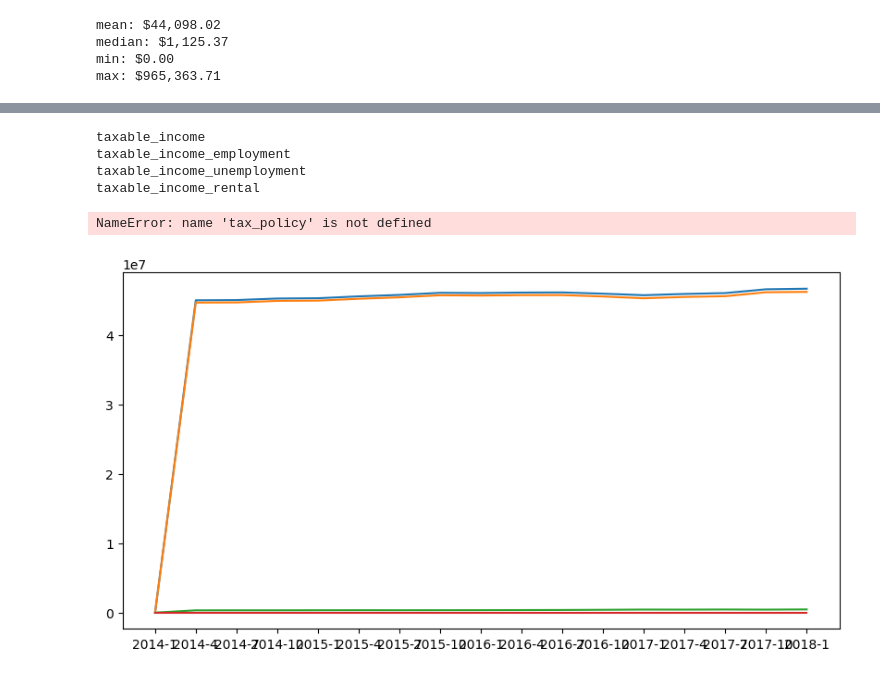
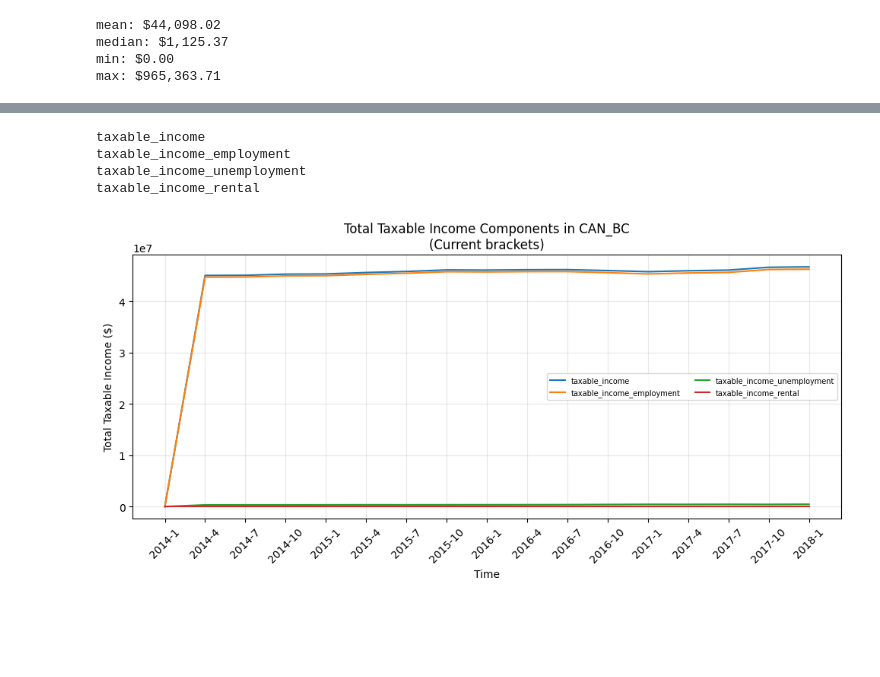
Before and after one commit to bcgov/macroabm-ca, a Jupyter notebook: scenarios/pit_basic_multiscenario.ipynb, the cells around one changed output, grey strips where cells are left out. Cells and saved outputs as stored; diff of their text form; code cells hidden in the pictures; blank space fills up the shorter version.

```diff
--- a/scenarios/pit_basic_multiscenario.ipynb
+++ b/scenarios/pit_basic_multiscenario.ipynb
@@ -544,10 +728,3 @@ t: 12, timestep: 2017-1
 # ]
 
 # run_scenario(i_scenario, use_taxation_policies, policy_type, rate)
-# %%
-### scenario summary
-province = 'CAN_BC'
-for i in range(n_scenarios):
-    print(f"{province} {scenario_labels[i]}:")
-    for t in range(len(ts_time)):
-        print(f"t: {ts_time[t]} \t{ts_tax_policy[i]['CAN_BC'][t]}")
@@ -1684,18 +1874,23 @@ for n in range(n_scenarios):
                     data_filtered = np.zeros_like(data)
                     average_data_filtered = np.zeros(len(ts_time))
 
-                    # filter by individual properties
-                    for t in range(len(ts_individuals_activity_status[region])):
+                    agent = "/individuals/"
+                    variable = "activity_status"
+                    path_str = region + agent + variable
+
+                    if path_str in f:
+                        characteristic = f[path_str][()].astype(int)
+
+                    # filter by agent characteristic
+                    for t in range(len(characteristic)):
                         n_individual_filter = 0
 
-                        for k in range(len(ts_individuals_activity_status[region][0])):
-                            if ts_individuals_activity_status[region][t][k] == properties[j]:
+                        for k in range(len(characteristic[t])):
+                            if characteristic[t][k] == properties[j].value:
                                 data_filtered[t][k] = data[t][k]
                                 n_individual_filter += 1
                                 average_data_filtered[t] += data[t][k]
-                        # print(f"{properties[j]} t: {t} n: {n_individual_filter} data_tot {data_filtered[t].sum()}")
                         average_data_filtered[t] /= (n_individual_filter * base_config.scale)
-                        # print(f"\average_data_filtered {average_data_filtered[t]} ")
 
                     data_filtered.sum(axis=1)
 
@@ -1855,25 +2050,30 @@ for n in range(n_scenarios):
                     data_filtered = np.zeros_like(data)
                     average_data_filtered = np.zeros(len(ts_time))
 
-                    # filter by individual properties
-                    for t in range(len(ts_individuals_activity_status[region])):
+                    agent = "/individuals/"
+                    variable = "education"
+                    path_str = region + agent + variable
+
+                    if path_str in f:
+                        characteristic = f[path_str][()].astype(int)
+
+                    # filter by agent characteristic
+                    for t in range(len(characteristic)):
                         n_individual_filter = 0
 
-                        for k in range(len(ts_individuals_activity_status[region][0])):
-                            if ts_individuals_education[region][t][k] == properties[j]:
+                        for k in range(len(characteristic[t])):
+                            if characteristic[t][k] == properties[j].value:
                                 data_filtered[t][k] = data[t][k]
                                 n_individual_filter += 1
                                 average_data_filtered[t] += data[t][k]
                         average_data_filtered[t] /= (n_individual_filter * base_config.scale)
 
-                    # total consumption
                     total_data_filtered = data_filtered.sum(axis=1)
 
                     axis[i].plot(
                         ts_time,
                         average_data_filtered,
                         color=COLOURS[j],
-                        # label=str(tax_policy[n].get_rate()) + " " + variable_str[i] + " {j} adult",
                         linestyle=linestyles[n],
                     )
                     axis[i].set_title(variable_str[i], fontsize=10, pad=15)
@@ -2319,6 +2519,8 @@ employee_income
 import matplotlib.pyplot as plt
 import datetime
 
+SCENARIO = "scenario_1"
+OUTPUT_FILENAME  = "results_" + SCENARIO + ".h5"
 H5_FILE = OUTPUT_DIRECTORY / OUTPUT_FILENAME
 PROVINCE_LABELS = {
     "CAN_AB": "Alberta",      "CAN_BC": "British Columbia", "CAN_MB": "Manitoba",
@@ -2352,33 +2554,32 @@ with h5py.File(H5_FILE, "r") as f:
 
         if path_str in f:
             data.append(f[path_str][()].astype(float)/1000)
 
         ax.plot(ts_time, np.sum(data[i], axis=1),
             linestyle='-',
             label=variable_str[i]
             )
 
 ax.set_title(
     f"Total Taxable Income Components in {region}"
-    + f"\nrate: {tax_policy[0].get_rate()}"
+    + f"\n({scenario_labels[0]})"
 )
 ax.set_xlabel("Time")
 # ax.set_xlim(left=1)             # exclude initialization timestep
 ax.tick_params("x", rotation=45)
 # ax.set_xticks(ts_time[::4])   # control xtick frequency
 ax.set_ylabel("Total Taxable Income ($)")
 
 # ax.set_yscale('log')          # log plot toggle
 ax.legend(fontsize=7, ncol=2)
 ax.grid(True, alpha=0.3)
 fig.tight_layout()
 FILENAME = str(datetime.date.today()) + "_taxable_income_trajectory_" + SCENARIO + ".png"
 fig.savefig(OUTPUT_DIRECTORY / FILENAME, bbox_inches='tight')
 plt.show()
 # %% [output]
 taxable_income
 taxable_income_employment
 taxable_income_unemployment
 taxable_income_rental
-NameError: name 'tax_policy' is not defined
-[figure, old version]
+[figure, new version]
```
Also changed, not shown: parts of 27 cells of this notebook, 11 other files.
